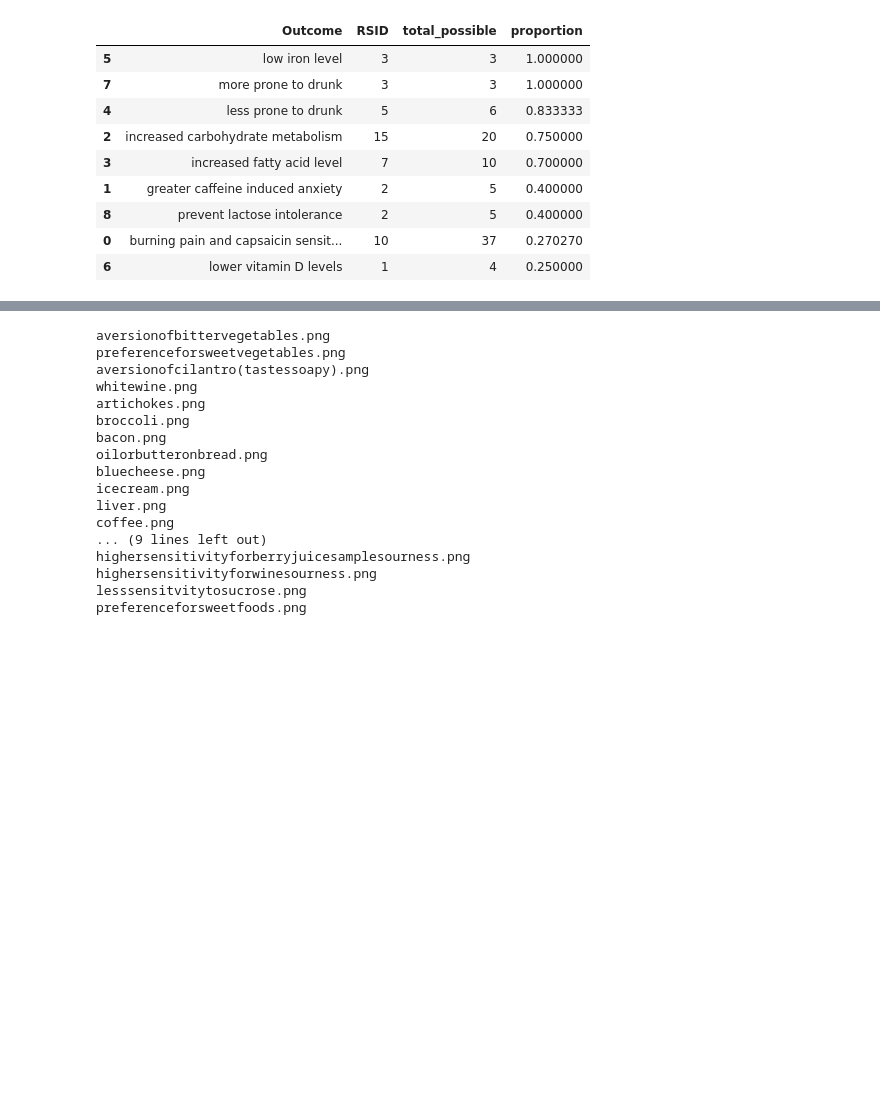
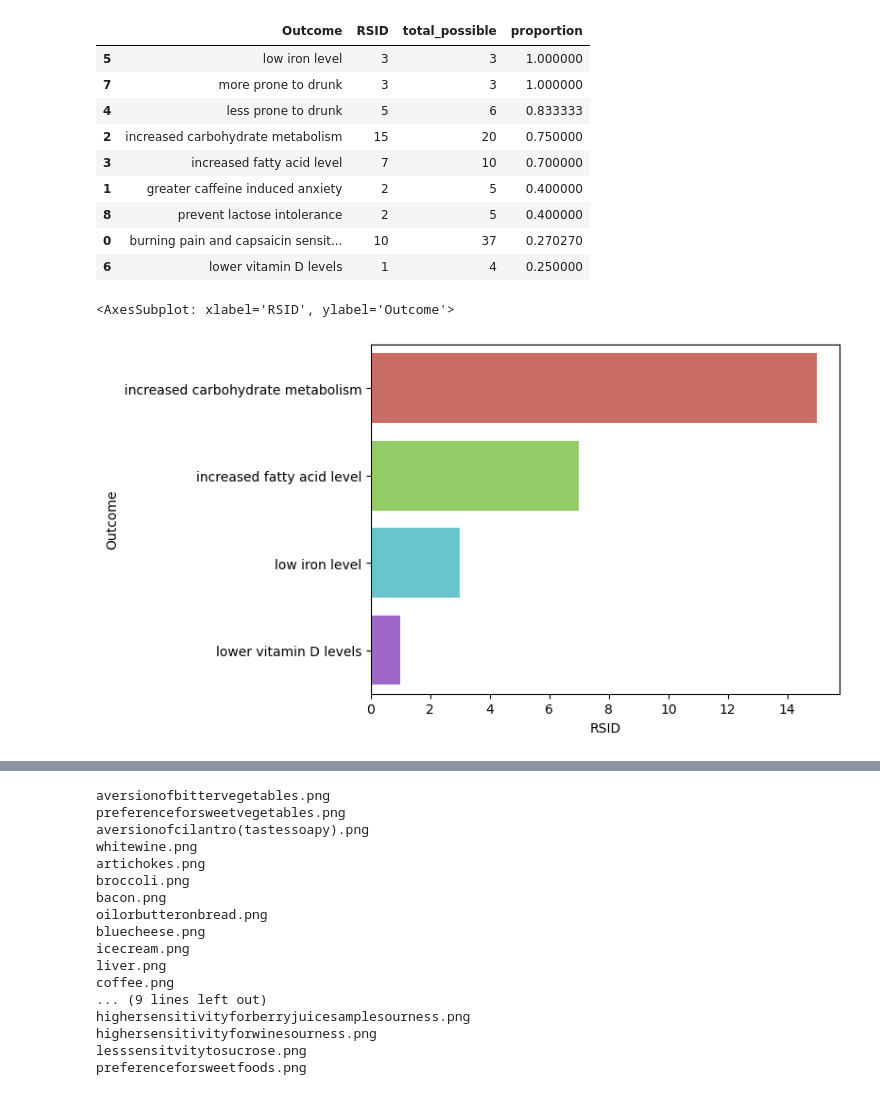
Before and after one commit to natalie-w/genebeans, a Jupyter notebook: EDA.ipynb, the cells around one changed output, grey strips where cells are left out. Cells and saved outputs as stored; diff of their text form; code cells hidden in the pictures; blank space fills up the shorter version.

```diff
--- a/EDA.ipynb
+++ b/EDA.ipynb
@@ -174,3 +171,8 @@ met_df.head()
 | 2 | rs693 | 2 | 21085700 | AG | rs693 | APOB | metabolism | increased carbohydrate metabolism | https://academic.oup.com/jcem/art... |
 | 3 | rs1260326 | 2 | 27584444 | CT | rs1260326 | GCKR | lipid | increased fatty acid level | NaN |
 | 4 | rs4299376 | 2 | 43926080 | GT | rs4299376 | ABCG8 | metabolism | increased carbohydrate metabolism | https://academic.oup.com/jcem/art... |
+# %%
+predispositions = ['lipid', 'metabolism', 'iron', 'vitamin D']
+food_and_drink_tolerances = ['lactose sensitivity', 'alcohol metabolism', 'caffeine metabolism', 'spice sensitivity']
+# %%
+pre_out = met_df[met_df.Type.isin(predispositions)]["Outcome"].unique()
@@ -192,3 +196,9 @@ met_outcome.sort_values("proportion", ascending=False)
 | 8 | prevent lactose intolerance | 2 | 5 | 0.400000 |
 | 0 | burning pain and capsaicin sensit... | 10 | 37 | 0.270270 |
 | 6 | lower vitamin D levels | 1 | 4 | 0.250000 |
+# %%
+pre = met_outcome[met_outcome["Outcome"].isin(pre_out)]
+sns.barplot(data=pre, y="Outcome", x="RSID", palette=sns.color_palette("hls", len(pre.Outcome.unique())))
+# %% [output]
+<AxesSubplot: xlabel='RSID', ylabel='Outcome'>
+[figure, added]
```
Also changed, not shown: parts of 15 cells of this notebook, 1 other file.
